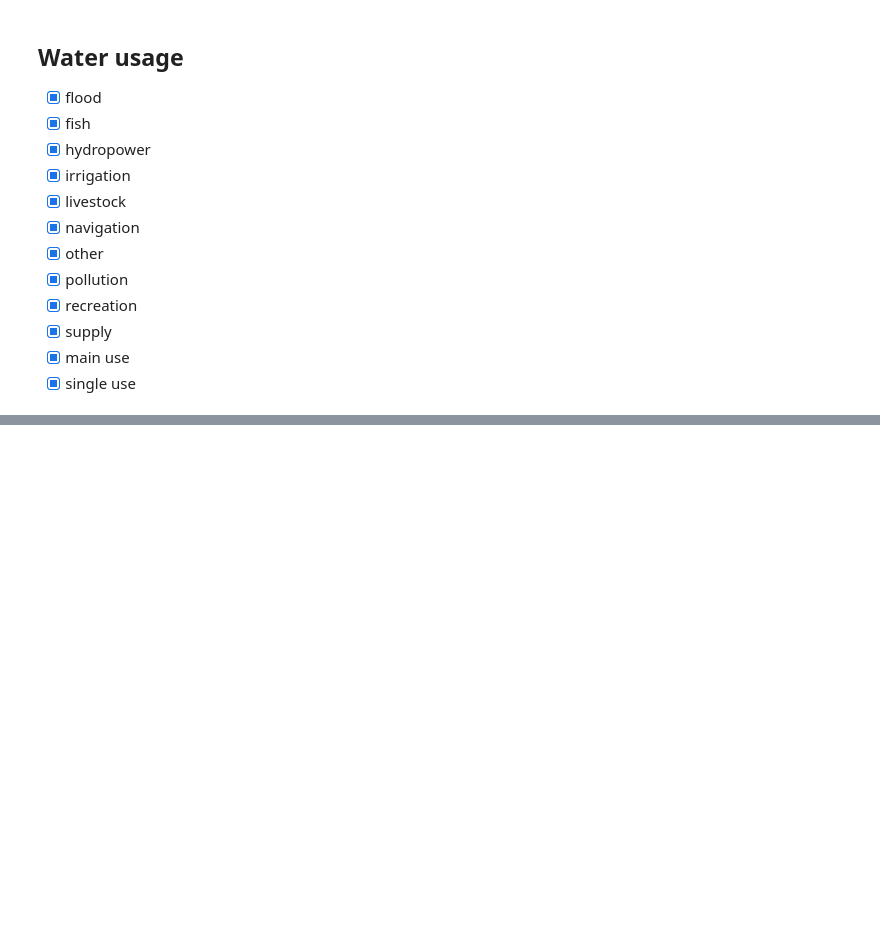
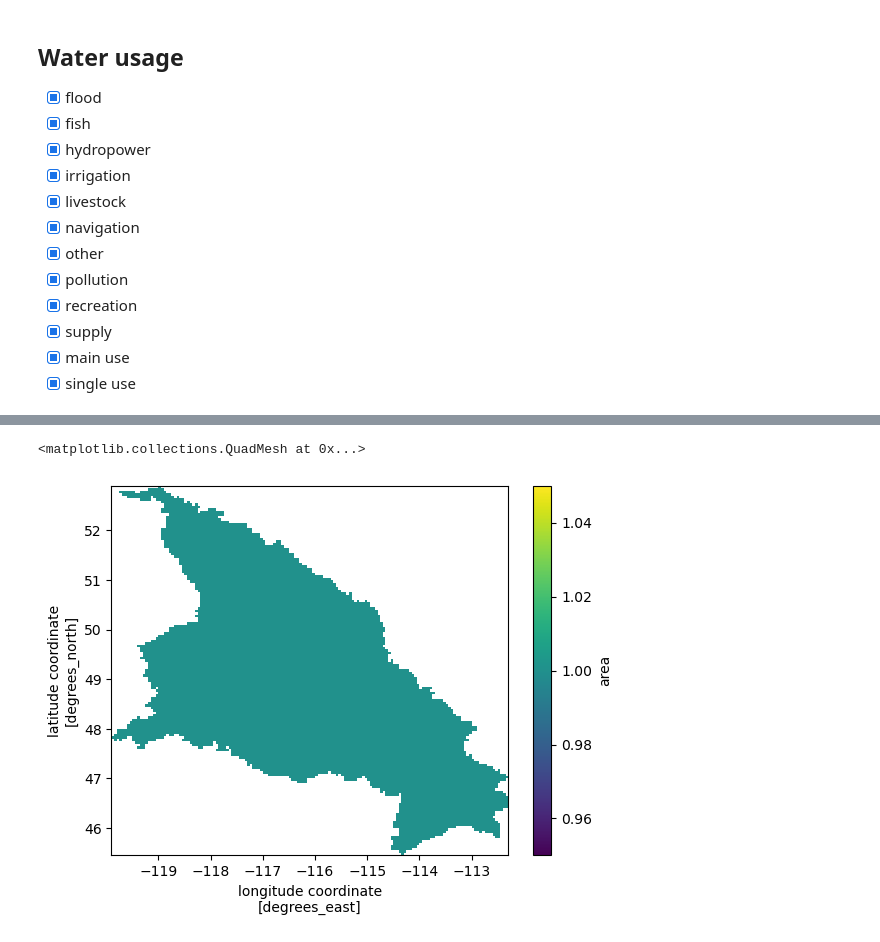
Before and after one commit to casadoj/lisflood-reservoirs, a Jupyter notebook: notebook/GloFAS5/1.3_Glofas_reservoir_parameters.ipynb, the cells around one changed output, grey strips where cells are left out. Saved outputs shown, nothing was run; the diff lists cells and outputs as text; code cells hidden in the pictures; blank space fills up the shorter version.

Commit message:
Update notebook GloFAS reservoir attribute

```diff
--- a/notebook/GloFAS5/1.3_Glofas_reservoir_parameters.ipynb
+++ b/notebook/GloFAS5/1.3_Glofas_reservoir_parameters.ipynb
@@ -363,3 +345,5 @@ attrs_use.shape
 # %%
 # export
 attrs_use.to_csv(PATH_OUT / 'reservoir_use.csv')
+# %%
+path = PATH_GLOFAS5 / 'reservoirs' / 'ancillary' / 'cutmaps'
@@ -365,0 +352,4 @@ attrs_use.to_csv(PATH_OUT / 'reservoir_use.csv')
+# %%
+mask = xr.open_dataset(path / f'{gdw_id}' / 'my_mask.nc')
+mask = mask.rename({'x': 'lon', 'y': 'lat'})
+mask
@@ -365,0 +372,5 @@ attrs_use.to_csv(PATH_OUT / 'reservoir_use.csv')
+# %%
+mask['area'].plot()
+# %% [output]
+<matplotlib.collections.QuadMesh at 0x...>
+[figure, added]
```
Also changed, not shown: parts of 17 cells of this notebook.
